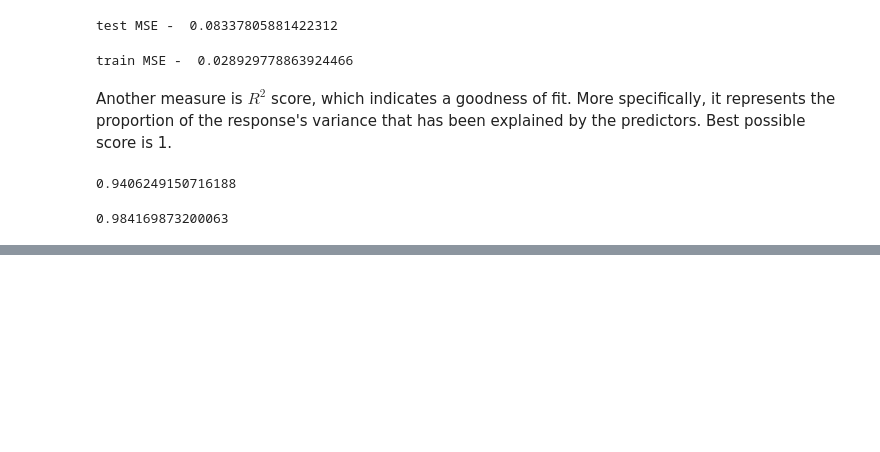
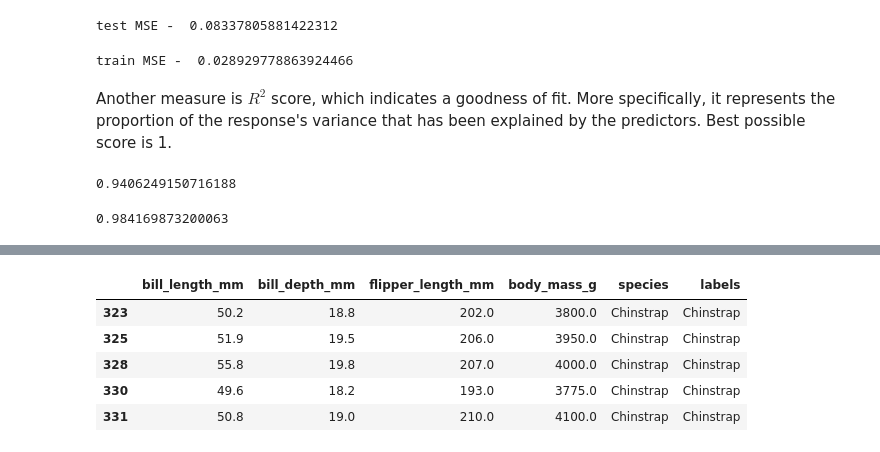
Before and after one commit to nuitrcs/Python-scikit-learn-2023, a Jupyter notebook: ML_concepts.ipynb, the cells around one changed output, grey strips where cells are left out. Drawn from its saved outputs; the diff is of its cells as text; code cells hidden in the pictures; blank space fills up the shorter version.

```diff
--- a/ML_concepts.ipynb
+++ b/ML_concepts.ipynb
@@ -551,0 +681,2 @@ r2_score(y_train, y_predicted_train)
+# %%
+data_ = data.drop(columns=["species"]) # drop the species category column
@@ -551,0 +752,9 @@ r2_score(y_train, y_predicted_train)
+# %%
+data.tail()
+# %% [output]
+|  | bill_length_mm | bill_depth_mm | flipper_length_mm | body_mass_g | species | labels |
+| 323 | 50.2 | 18.8 | 202.0 | 3800.0 | Chinstrap | Chinstrap |
+| 325 | 51.9 | 19.5 | 206.0 | 3950.0 | Chinstrap | Chinstrap |
+| 328 | 55.8 | 19.8 | 207.0 | 4000.0 | Chinstrap | Chinstrap |
+| 330 | 49.6 | 18.2 | 193.0 | 3775.0 | Chinstrap | Chinstrap |
+| 331 | 50.8 | 19.0 | 210.0 | 4100.0 | Chinstrap | Chinstrap |
```
Also changed, not shown: parts of 37 cells of this notebook, 8 other files.
